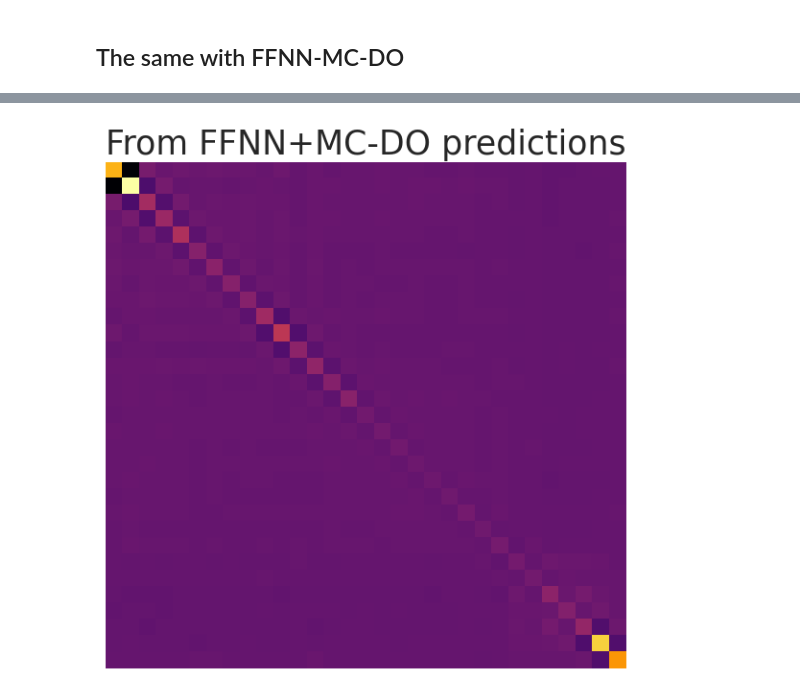
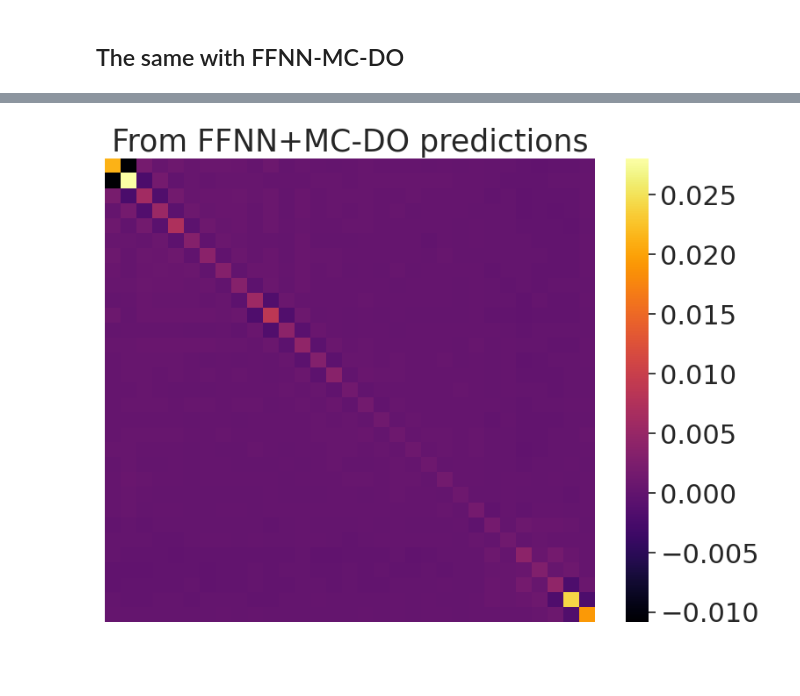
Before and after one commit to igomezv/neuralCosmoReconstruction, a Jupyter notebook: notebooks/binned_JLA_VAE.ipynb, the cells around one changed output, grey strips where cells are left out. Saved outputs shown, nothing was run; the diff lists cells and outputs as text; code cells hidden in the pictures; blank space fills up the shorter version.

```diff
--- a/notebooks/binned_JLA_VAE.ipynb
+++ b/notebooks/binned_JLA_VAE.ipynb
@@ -601,12 +612,13 @@ newmatrixr = newmatrix.reshape(31,31)
 # newmatrixr = newmatrixr@D@newmatrixr.T
 # # clean_imgr = clean_img[0,:,:,0].reshape(31,31)
 
-plt.figure(figsize=(7, 7), dpi=100)
+plt.figure(figsize=(9, 7), dpi=100)
+sns.set(font_scale=2)
 
 sns.heatmap(pd.DataFrame(newmatrixr),
             fmt='g', xticklabels=False, yticklabels=False,
             cmap = 'inferno',
-            robust=False, cbar=False)
+            robust=False, cbar=True)
 
 # np.savetxt("fake_binned_JLA_COVdecodedVAEinterpoint.dat", newmatrixr, delimiter= " ", header="#fake COV")
 plt.title('From FFNN predictions',fontsize=25)
@@ -700,24 +713,25 @@ No handles with labels found to put in legend.
 # %%
-plt.figure(figsize=(7, 7), dpi=100)
-
 z_sample = np.array([mean_pred_interpoint_DO+delta_mean])
 
 newmatrix = decoder.predict(z_sample)
 # newmatrixr = scalercov.inverse_transform(newmatrix.reshape(31,31))
 newmatrixr = newmatrix.reshape(31,31)
 # newmatrixr = newmatrixr@D@newmatrixr.T
 # # clean_imgr = clean_img[0,:,:,0].reshape(31,31)
 
+
+plt.figure(figsize=(9, 7), dpi=100)
+sns.set(font_scale=2)
 sns.heatmap(pd.DataFrame(newmatrixr),
             fmt='g', xticklabels=False, yticklabels=False,
             cmap = 'inferno',
-            robust=False, cbar=False)
+            robust=False, cbar=True)
 
 # np.savetxt("fake_binned_JLA_COVdecodedVAEinterpoint_DO.dat", newmatrixr, delimiter= " ", header="#fake COV")
 plt.title('From FFNN+MC-DO predictions', fontsize=25)
 plt.savefig('vae_cov_ffnn_do.png')
 # %% [output]
-[figure, old version]
+[figure, new version]
 # %%
 # sns.histplot(np.array([dist.reshape(31,), dlfake.reshape(31,), dlfake_do.reshape(31,)]))
 plt.hist(dist, alpha=0.4)
```
Also changed, not shown: parts of 18 cells of this notebook, 1 other file.
